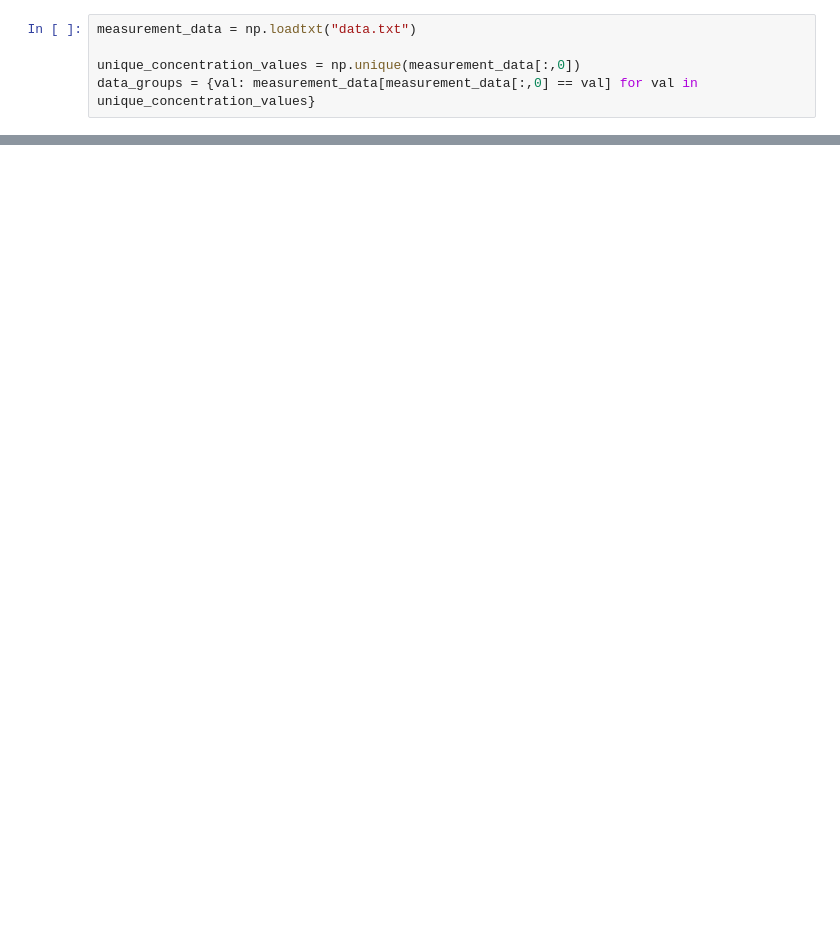
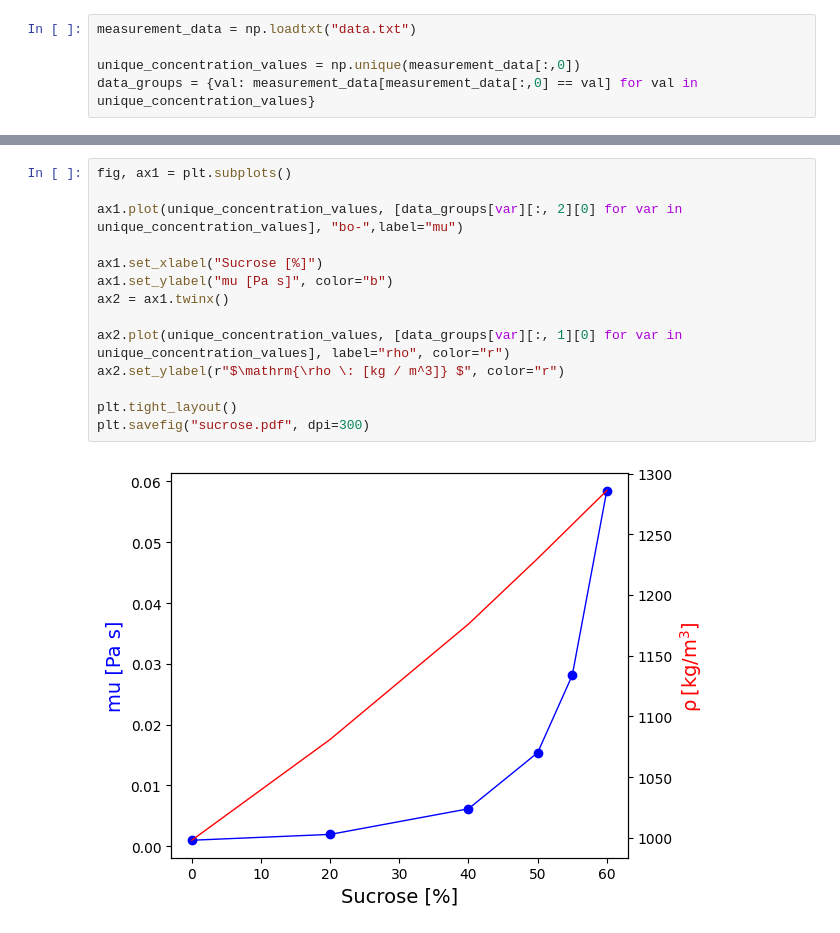
Before and after one commit to ChristianRas/41312_Fluid-mekanik, a Jupyter notebook: Afleveringer/2/aflevering_2.ipynb, the cells around one changed output, grey strips where cells are left out. Saved outputs shown, nothing was run; the diff lists cells and outputs as text; blank space fills up the shorter version.

```diff
--- a/Afleveringer/2/aflevering_2.ipynb
+++ b/Afleveringer/2/aflevering_2.ipynb
@@ -31,0 +51,16 @@ plt.grid()
+# %%
+fig, ax1 = plt.subplots()
+
+ax1.plot(unique_concentration_values, [data_groups[var][:, 2][0] for var in unique_concentration_values], "bo-",label="mu")
+
+ax1.set_xlabel("Sucrose [%]")
+ax1.set_ylabel("mu [Pa s]", color="b")
+ax2 = ax1.twinx()
+
+ax2.plot(unique_concentration_values, [data_groups[var][:, 1][0] for var in unique_concentration_values], label="rho", color="r")
+ax2.set_ylabel(r"$\mathrm{\rho \: [kg / m^3]} $", color="r")
+
+plt.tight_layout()
+plt.savefig("sucrose.pdf", dpi=300)
+# %% [output]
+[figure, added]
```
Also changed, not shown: parts of 3 cells of this notebook, 9 other files.
